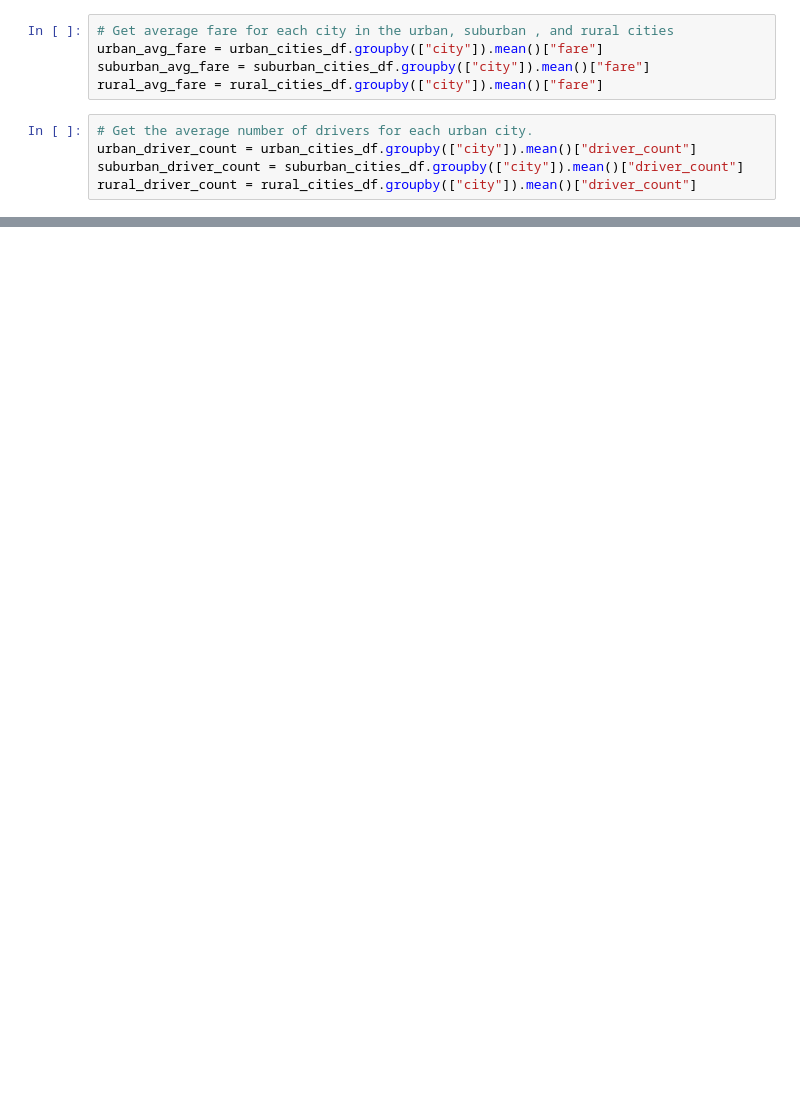
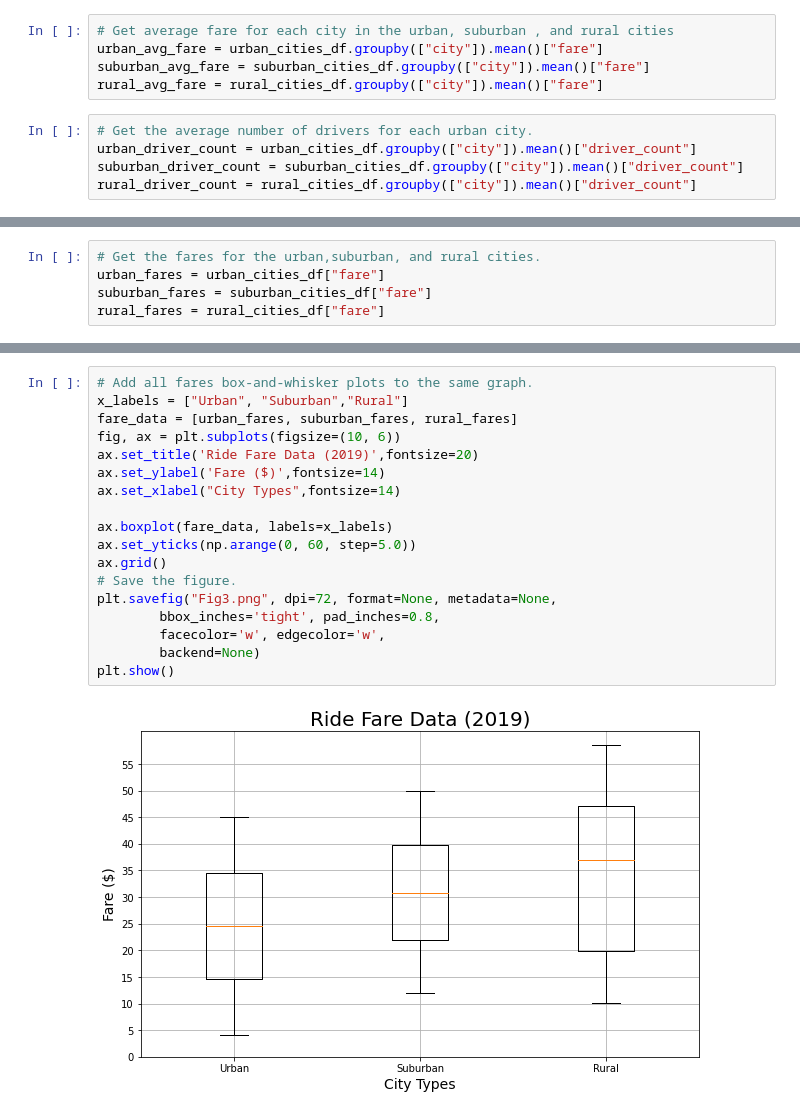
Before and after one commit to rshahba/PyBer_Analysis, a Jupyter notebook: PyBer.ipynb, the cells around one changed output, grey strips where cells are left out. Drawn from its saved outputs; the diff is of its cells as text; blank space fills up the shorter version.

```diff
--- a/PyBer.ipynb
+++ b/PyBer.ipynb
@@ -128,0 +182,5 @@ FileNotFoundError: [Errno 2] No such file or directory: '/Resources/Fig1.png'
+# %%
+# Get the fares for the urban,suburban, and rural cities.
+urban_fares = urban_cities_df["fare"]
+suburban_fares = suburban_cities_df["fare"]
+rural_fares = rural_cities_df["fare"]
@@ -128,0 +297,20 @@ FileNotFoundError: [Errno 2] No such file or directory: '/Resources/Fig1.png'
+# %%
+# Add all fares box-and-whisker plots to the same graph.
+x_labels = ["Urban", "Suburban","Rural"]
+fare_data = [urban_fares, suburban_fares, rural_fares]
+fig, ax = plt.subplots(figsize=(10, 6))
+ax.set_title('Ride Fare Data (2019)',fontsize=20)
+ax.set_ylabel('Fare ($)',fontsize=14)
+ax.set_xlabel("City Types",fontsize=14)
+
+ax.boxplot(fare_data, labels=x_labels)
+ax.set_yticks(np.arange(0, 60, step=5.0))
+ax.grid()
+# Save the figure.
+plt.savefig("Fig3.png", dpi=72, format=None, metadata=None,
+        bbox_inches='tight', pad_inches=0.8,
+        facecolor='w', edgecolor='w',
+        backend=None)
+plt.show()
+# %% [output]
+[figure, added]
```
Also changed, not shown: parts of 12 cells of this notebook, 4 other files.
